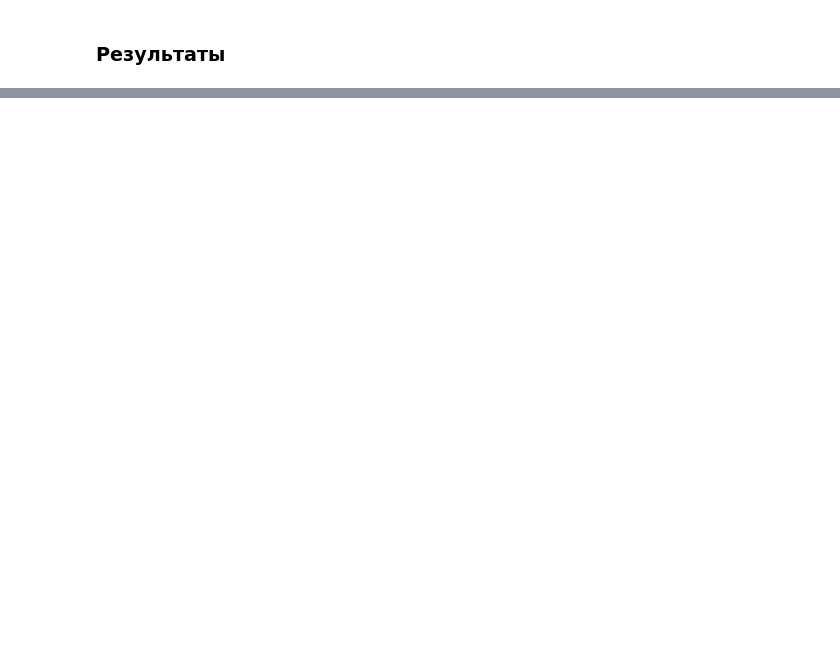
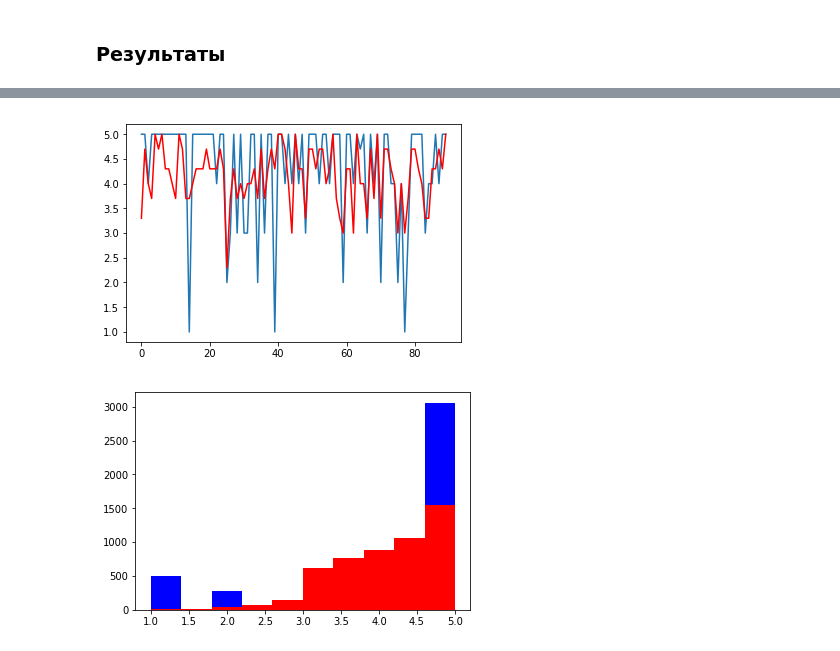
Before and after one commit to alxmamaev/mvideo-hackathon, a Jupyter notebook: M.SMART.ipynb, the cells around one changed output, grey strips where cells are left out. Cells and saved outputs as stored; diff of their text form; code cells hidden in the pictures; blank space fills up the shorter version.

```diff
--- a/M.SMART.ipynb
+++ b/M.SMART.ipynb
@@ -506,0 +559,13 @@ plt.show()
+# %%
+n = 90
+plt.plot(y_test[:n])
+plt.plot(pred[:n], color="red")
+plt.show()
+
+
+plt.hist(y_test.round(1), color="blue")
+plt.hist(pred, color="red")
+plt.show()
+# %% [output]
+[figure, added]
+[figure, added]
```
Also changed, not shown: parts of 15 cells of this notebook, 1 other file.
